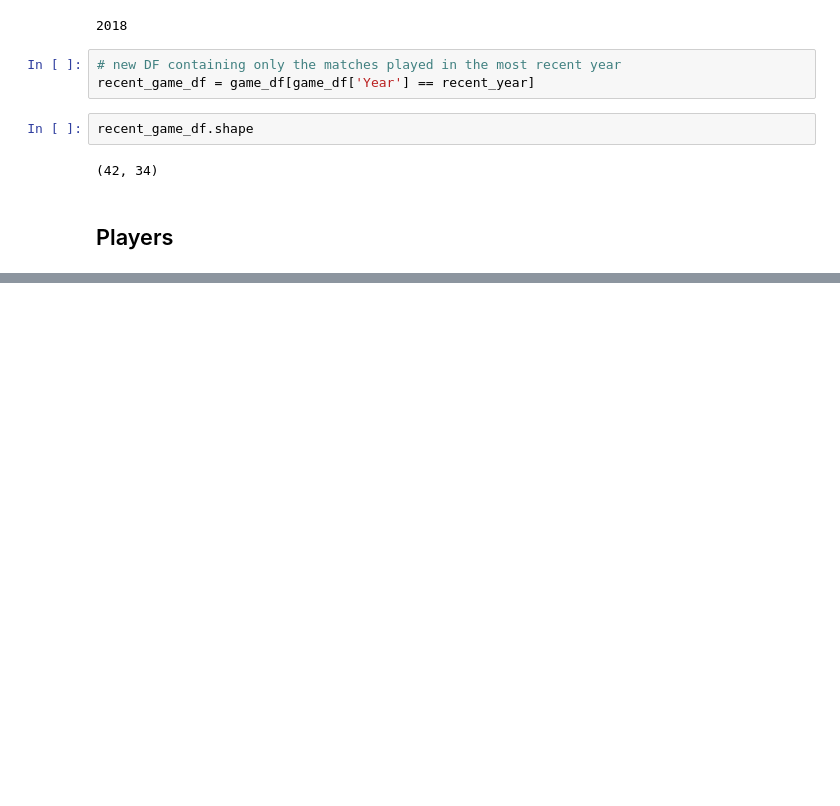
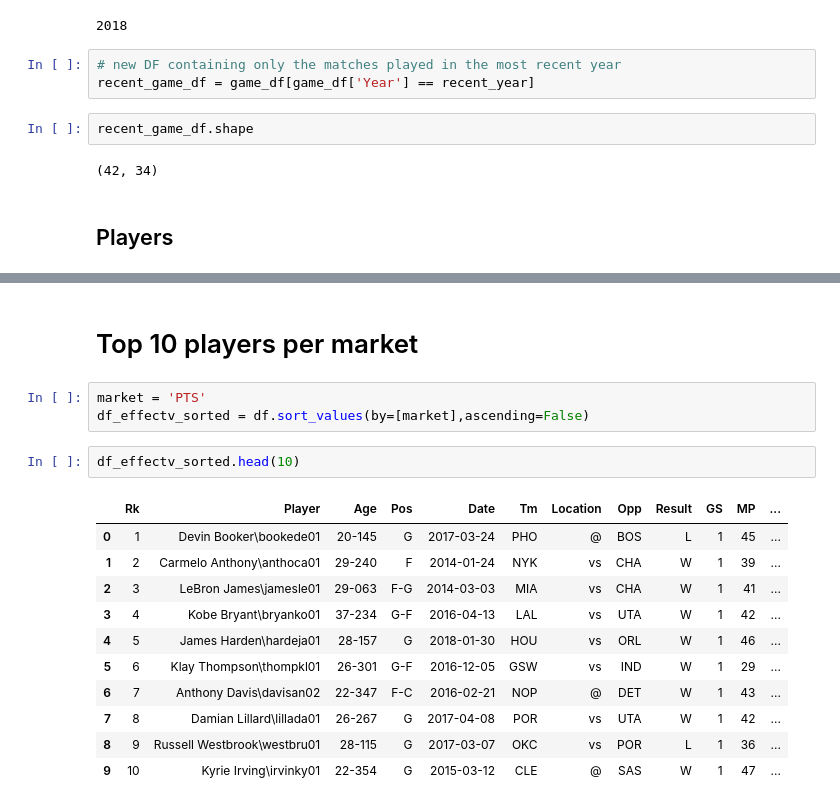
Before and after one commit to CiroLV/Basket_ball_data, a Jupyter notebook: Basketball_Markets.ipynb, the cells around one changed output, grey strips where cells are left out. Drawn from its saved outputs; the diff is of its cells as text; blank space fills up the shorter version.

```diff
--- a/Basketball_Markets.ipynb
+++ b/Basketball_Markets.ipynb
@@ -370,0 +419,19 @@ player_MP_list
+# %% [markdown]
+# Top 10 players per market
+# %%
+market = 'PTS'
+df_effectv_sorted = df.sort_values(by=[market],ascending=False)
+# %%
+df_effectv_sorted.head(10)
+# %% [output]
+|  | Rk | Player | Age | Pos | Date | Tm | Location | Opp | Result | GS | MP | ... |
+| 0 | 1 | Devin Booker\bookede01 | 20-145 | G | 2017-03-24 | PHO | @ | BOS | L | 1 | 45 | ... |
+| 1 | 2 | Carmelo Anthony\anthoca01 | 29-240 | F | 2014-01-24 | NYK | vs | CHA | W | 1 | 39 | ... |
+| 2 | 3 | LeBron James\jamesle01 | 29-063 | F-G | 2014-03-03 | MIA | vs | CHA | W | 1 | 41 | ... |
+| 3 | 4 | Kobe Bryant\bryanko01 | 37-234 | G-F | 2016-04-13 | LAL | vs | UTA | W | 1 | 42 | ... |
+| 4 | 5 | James Harden\hardeja01 | 28-157 | G | 2018-01-30 | HOU | vs | ORL | W | 1 | 46 | ... |
+| 5 | 6 | Klay Thompson\thompkl01 | 26-301 | G-F | 2016-12-05 | GSW | vs | IND | W | 1 | 29 | ... |
+| 6 | 7 | Anthony Davis\davisan02 | 22-347 | F-C | 2016-02-21 | NOP | @ | DET | W | 1 | 43 | ... |
+| 7 | 8 | Damian Lillard\lillada01 | 26-267 | G | 2017-04-08 | POR | vs | UTA | W | 1 | 42 | ... |
+| 8 | 9 | Russell Westbrook\westbru01 | 28-115 | G | 2017-03-07 | OKC | vs | POR | L | 1 | 36 | ... |
+| 9 | 10 | Kyrie Irving\irvinky01 | 22-354 | G | 2015-03-12 | CLE | @ | SAS | W | 1 | 47 | ... |
```
Also changed, not shown: parts of 26 cells of this notebook, 3 other files.
